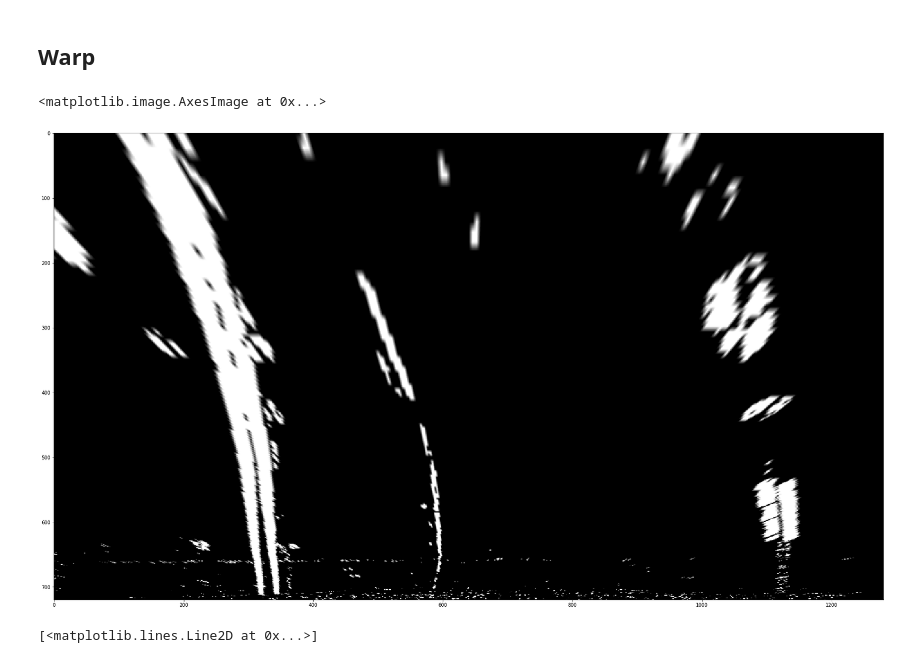
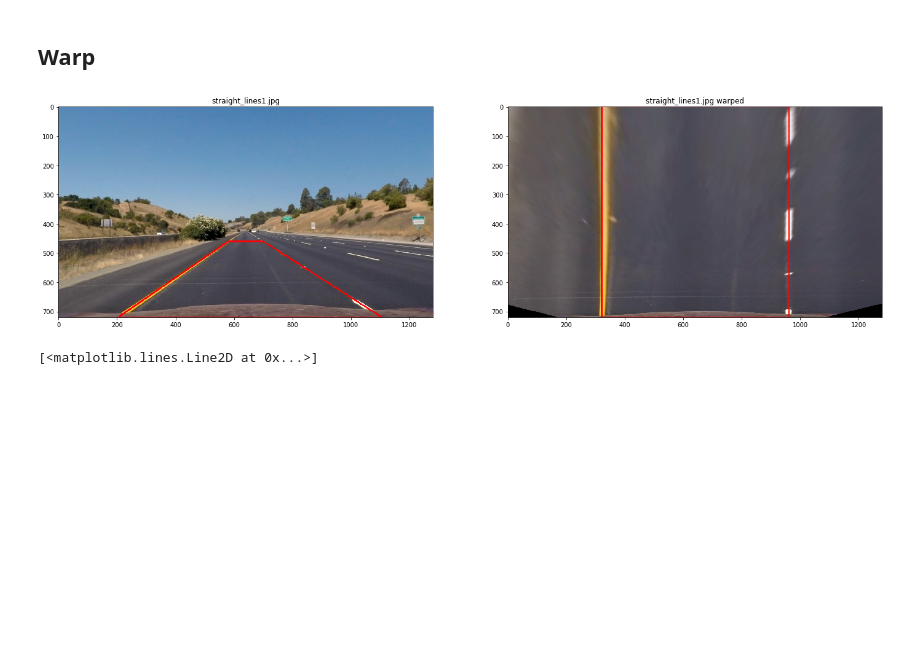
Before and after one commit to tairrzayev/CarND-Advanced-Lane-Lines, a Jupyter notebook: project.ipynb, the cells around one changed output. Saved outputs shown, nothing was run; the diff lists cells and outputs as text; code cells hidden in the pictures; blank space fills up the shorter version.

```diff
--- a/project.ipynb
+++ b/project.ipynb
@@ -124,14 +124,24 @@ plt.show()
 [figure]
 # %% [markdown]
 ## Warp
-# %%
-M, Minv = lane_detector.warp_matrices(result)#
-warped = lane_detector.warp_perspective(result, M)
-plt.figure(figsize = (48,18))
-plt.imshow(warped, cmap='gray')
-# %% [output]
-<matplotlib.image.AxesImage at 0x...>
-[figure, removed]
+# %%
+image = cv2.imread('./test_images/straight_lines1.jpg')
+image = cv2.cvtColor(image, cv2.COLOR_BGR2RGB)
+image = lane_detector.undistort(image)
+
+warped_image = lane_detector.warp(image)#
+warped = lane_detector.warp(image)
+
+src = np.array([lane_detector.perspective_transform_src], np.int32)
+image = cv2.polylines(image, src, True, (255, 0, 0), 4)
+
+dst = np.array([lane_detector.perspective_transform_dst], np.int32)
+warped_image = cv2.polylines(warped_image, dst, True, (255, 0, 0), 4)
+
+
+plot_images(image, 'straight_lines1.jpg', warped_image, 'straight_lines1.jpg warped')
+# %% [output]
+[figure, added]
 # %%
 ## Histogram
 # %%
```
Also changed, not shown: parts of 5 cells of this notebook, 6 other files.
